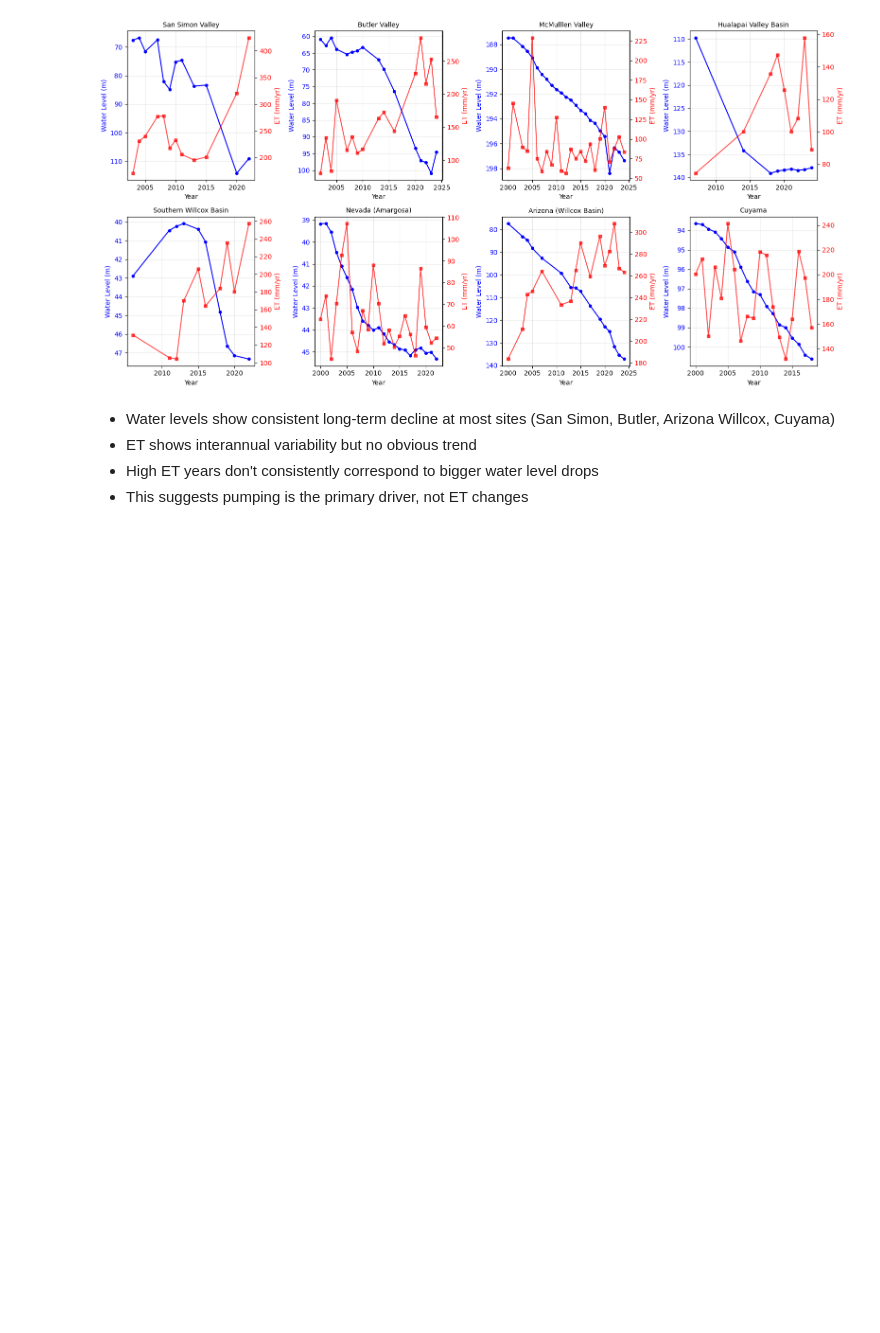
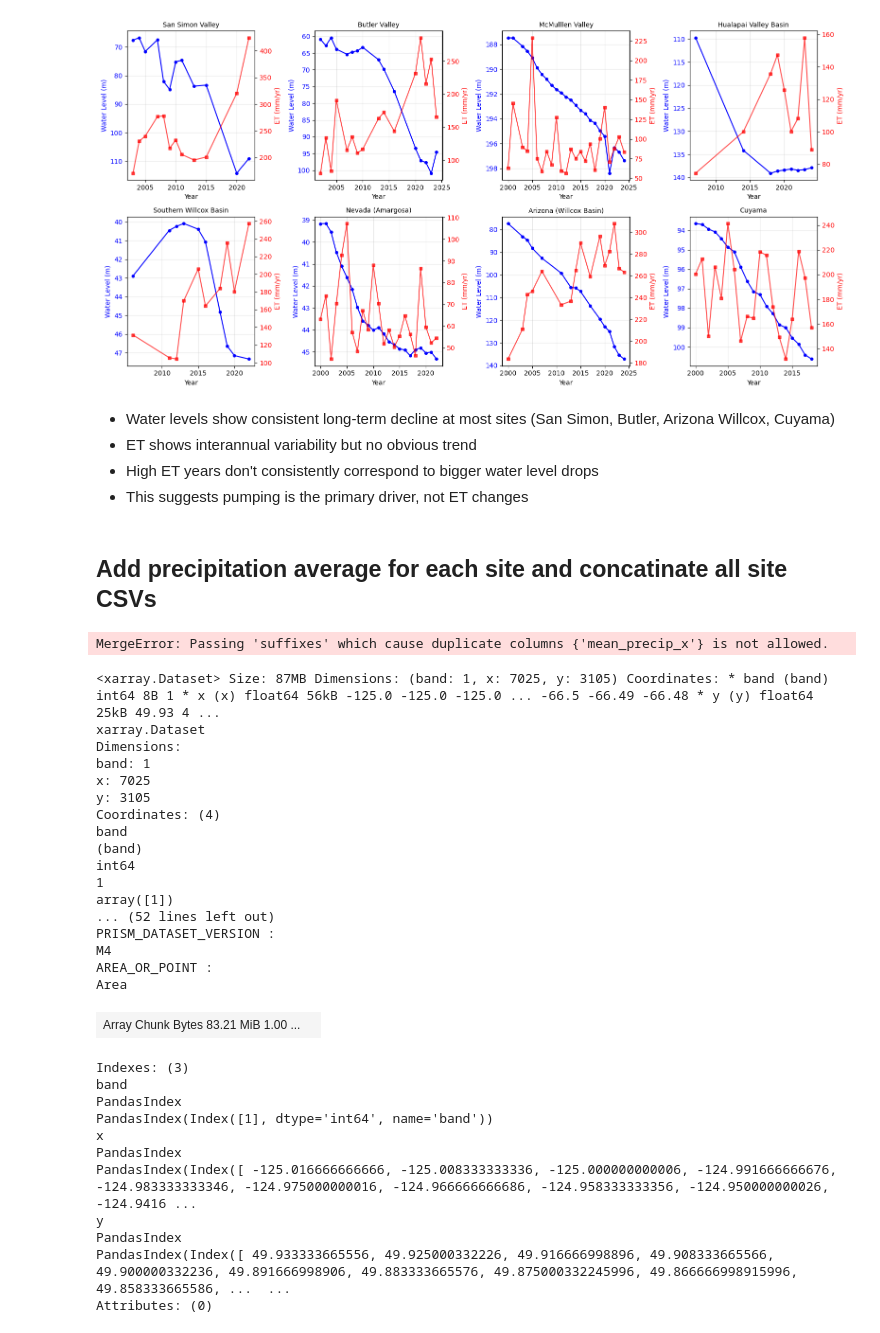
Before and after one commit to meds-AridGW/GW-depth-data-exploration, a Jupyter notebook: precipitation.ipynb, the cells around one changed output. Cells and saved outputs as stored; diff of their text form; code cells hidden in the pictures; blank space fills up the shorter version.

```diff
--- a/precipitation.ipynb
+++ b/precipitation.ipynb
@@ -305,3 +381,53 @@ plt.show()
 - ET shows interannual variability but no obvious trend
 - High ET years don't consistently correspond to bigger water level drops
 - This suggests pumping is the primary driver, not ET changes
+# %% [markdown]
+## Add precipitation average for each site and concatinate all site CSVs
+# %%
+# Add a new column in each sheet in ‘Data Exploration for Sites’ with the precipitation average for each site. And concatinate all site CSVs into one
+
+et_gw_merged_all_sites = et_gw_merged_all_sites.merge(
+    site_summary[["location", "mean_precip"]],
+    on="location",
+    how="left"
+)
+et_gw_merged_all_sites.head()
+
+# Save csv to enviorment
+#et_gw_merged_all_sites.to_csv("et_gw_merged_all_sites.csv", index=False)
+# %% [output]
+MergeError: Passing 'suffixes' which cause duplicate columns {'mean_precip_x'} is not allowed.
+# %%
+# Open them with xarray, combine them
+ds = xr.open_mfdataset("/capstone/aridgw/data/prism_ppt_us_30s_202001_avg_30y.tif")
+ds
+# %% [output]
+<xarray.Dataset> Size: 87MB Dimensions: (band: 1, x: 7025, y: 3105) Coordinates: * band (band) int64 8B 1 * x (x) float64 56kB -125.0 -125.0 -125.0 ... -66.5 -66.49 -66.48 * y (y) float64 25kB 49.93 4 ...
+xarray.Dataset
+Dimensions:
+band: 1
+x: 7025
+y: 3105
+Coordinates: (4)
+band
+(band)
+int64
+1
+array([1])
+... (52 lines left out)
+PRISM_DATASET_VERSION :
+M4
+AREA_OR_POINT :
+Area
+| Array Chunk Bytes 83.21 MiB 1.00 ... |  |
+Indexes: (3)
+band
+PandasIndex
+PandasIndex(Index([1], dtype='int64', name='band'))
+x
+PandasIndex
+PandasIndex(Index([ -125.016666666666, -125.008333333336, -125.000000000006, -124.991666666676, -124.983333333346, -124.975000000016, -124.966666666686, -124.958333333356, -124.950000000026, -124.9416 ...
+y
+PandasIndex
+PandasIndex(Index([ 49.933333665556, 49.925000332226, 49.916666998896, 49.908333665566, 49.900000332236, 49.891666998906, 49.883333665576, 49.875000332245996, 49.866666998915996, 49.858333665586, ...  ...
+Attributes: (0)
```
Also changed, not shown: parts of 8 cells of this notebook.
